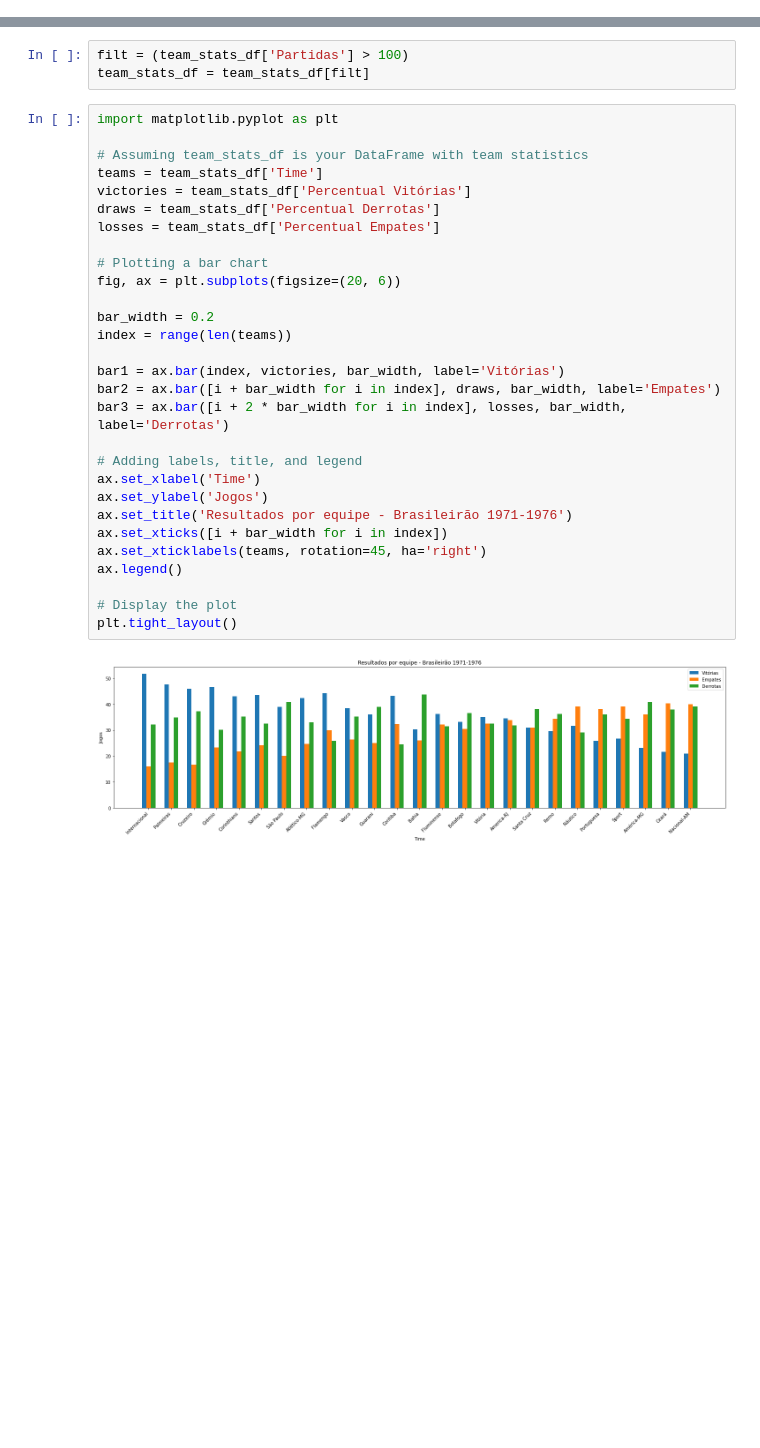
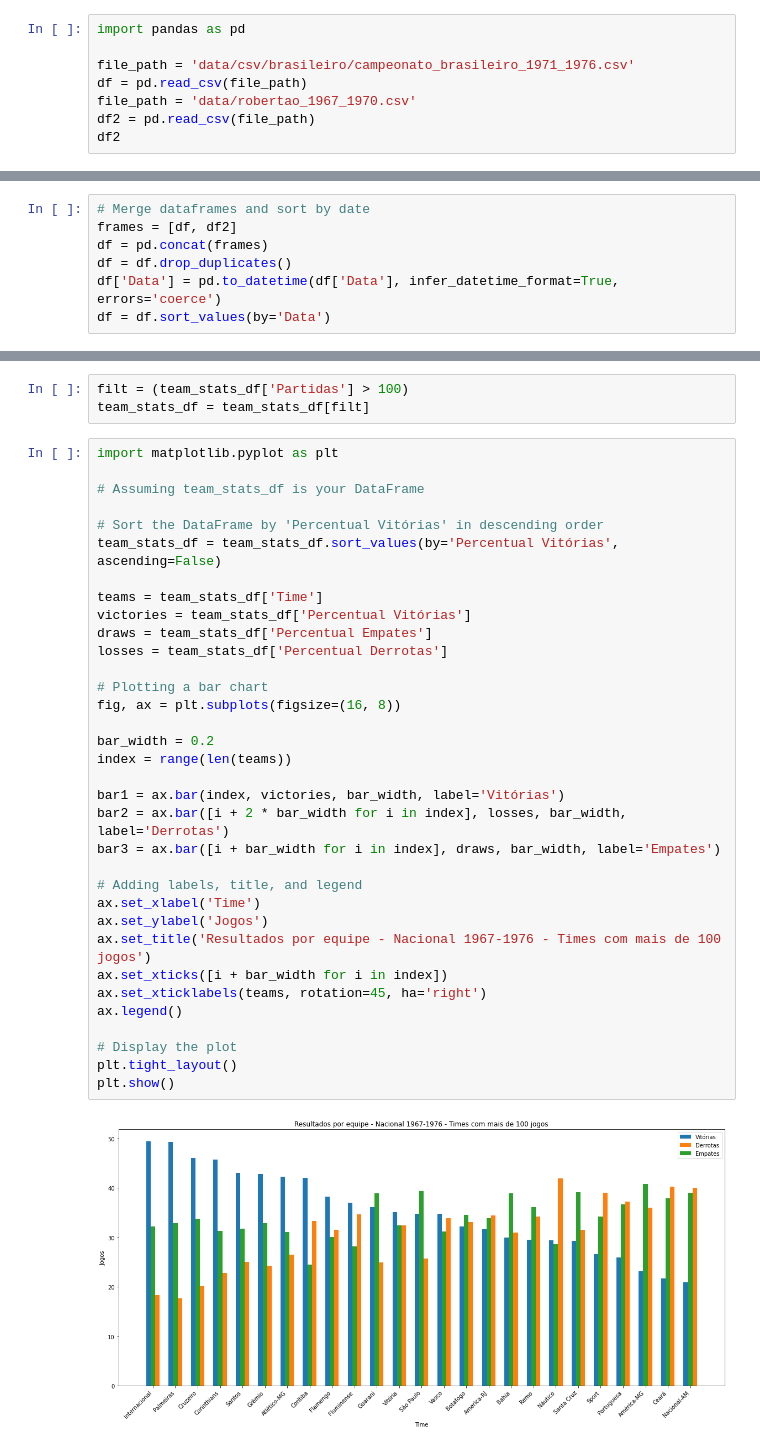
Before and after one commit to JotapeJorge/corinthians-data-analysis, a Jupyter notebook: tournaments_analysis/brasileirao_statistics_1971_1976.ipynb, the cells around one changed output, grey strips where cells are left out. Saved outputs shown, nothing was run; the diff lists cells and outputs as text; blank space fills up the shorter version.

```diff
--- a/tournaments_analysis/brasileirao_statistics_1971_1976.ipynb
+++ b/tournaments_analysis/brasileirao_statistics_1971_1976.ipynb
@@ -66,0 +7,8 @@ df
+# %%
+import pandas as pd
+
+file_path = 'data/csv/brasileiro/campeonato_brasileiro_1971_1976.csv'
+df = pd.read_csv(file_path)
+file_path = 'data/robertao_1967_1970.csv'
+df2 = pd.read_csv(file_path)
+df2
@@ -66,0 +46,7 @@ df
+# %%
+# Merge dataframes and sort by date
+frames = [df, df2]
+df = pd.concat(frames)
+df = df.drop_duplicates()
+df['Data'] = pd.to_datetime(df['Data'], infer_datetime_format=True, errors='coerce')
+df = df.sort_values(by='Data')
@@ -169,32 +173,37 @@ team_stats_df = team_stats_df[filt]
 # %%
 import matplotlib.pyplot as plt
 
-# Assuming team_stats_df is your DataFrame with team statistics
+# Assuming team_stats_df is your DataFrame
+
+# Sort the DataFrame by 'Percentual Vitórias' in descending order
+team_stats_df = team_stats_df.sort_values(by='Percentual Vitórias', ascending=False)
+
 teams = team_stats_df['Time']
 victories = team_stats_df['Percentual Vitórias']
-draws = team_stats_df['Percentual Derrotas']
-losses = team_stats_df['Percentual Empates']
+draws = team_stats_df['Percentual Empates']
+losses = team_stats_df['Percentual Derrotas']
 
 # Plotting a bar chart
-fig, ax = plt.subplots(figsize=(20, 6))
+fig, ax = plt.subplots(figsize=(16, 8))
 
 bar_width = 0.2
 index = range(len(teams))
 
 bar1 = ax.bar(index, victories, bar_width, label='Vitórias')
-bar2 = ax.bar([i + bar_width for i in index], draws, bar_width, label='Empates')
-bar3 = ax.bar([i + 2 * bar_width for i in index], losses, bar_width, label='Derrotas')
+bar2 = ax.bar([i + 2 * bar_width for i in index], losses, bar_width, label='Derrotas')
+bar3 = ax.bar([i + bar_width for i in index], draws, bar_width, label='Empates')
 
 # Adding labels, title, and legend
 ax.set_xlabel('Time')
 ax.set_ylabel('Jogos')
-ax.set_title('Resultados por equipe - Brasileirão 1971-1976')
+ax.set_title('Resultados por equipe - Nacional 1967-1976 - Times com mais de 100 jogos')
 ax.set_xticks([i + bar_width for i in index])
 ax.set_xticklabels(teams, rotation=45, ha='right')
 ax.legend()
 
 # Display the plot
 plt.tight_layout()
+plt.show()
 # %% [output]
-[figure, old version]
+[figure, new version]
 # %%
```
Also changed, not shown: parts of 12 cells of this notebook, 54 other files.
